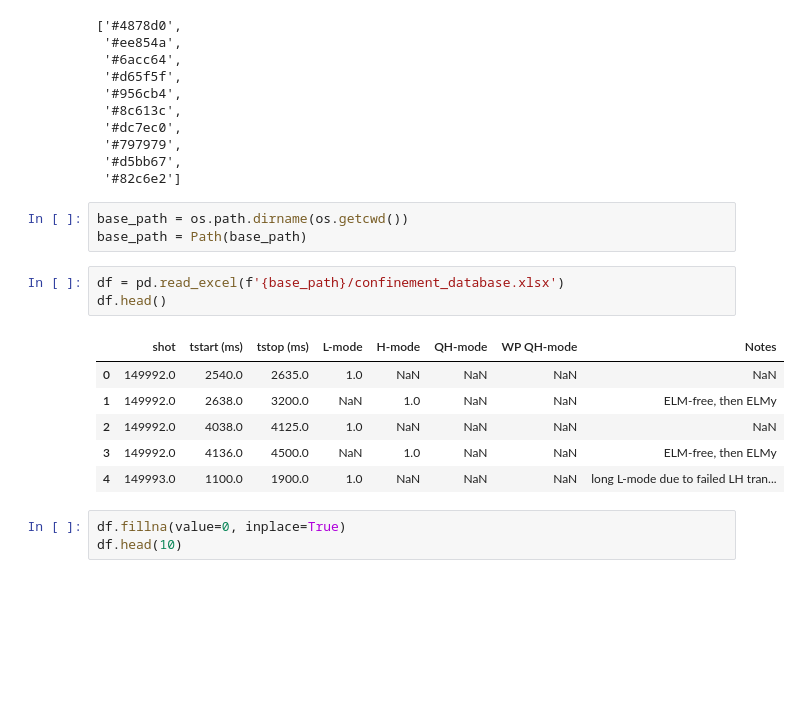
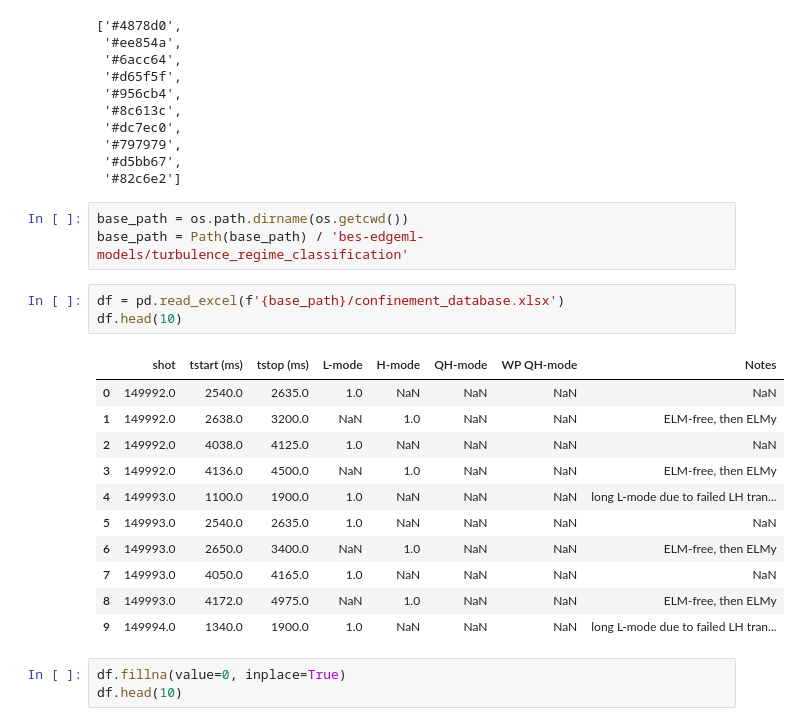
Before and after one commit to PlasmaControl/bes-edgeml-models, a Jupyter notebook: turbulence_regime_classification/notebooks/eda.ipynb, the cells around one changed output. Drawn from its saved outputs; the diff is of its cells as text; blank space fills up the shorter version.

```diff
--- a/turbulence_regime_classification/notebooks/eda.ipynb
+++ b/turbulence_regime_classification/notebooks/eda.ipynb
@@ -25,17 +25,22 @@ colors
  '#82c6e2']
 # %%
 base_path = os.path.dirname(os.getcwd())
-base_path = Path(base_path)
+base_path = Path(base_path) / 'bes-edgeml-models/turbulence_regime_classification'
 # %%
 df = pd.read_excel(f'{base_path}/confinement_database.xlsx')
-df.head()
+df.head(10)
 # %% [output]
 |  | shot | tstart (ms) | tstop (ms) | L-mode | H-mode | QH-mode | WP QH-mode | Notes |
 | 0 | 149992.0 | 2540.0 | 2635.0 | 1.0 | NaN | NaN | NaN | NaN |
 | 1 | 149992.0 | 2638.0 | 3200.0 | NaN | 1.0 | NaN | NaN | ELM-free, then ELMy |
 | 2 | 149992.0 | 4038.0 | 4125.0 | 1.0 | NaN | NaN | NaN | NaN |
 | 3 | 149992.0 | 4136.0 | 4500.0 | NaN | 1.0 | NaN | NaN | ELM-free, then ELMy |
 | 4 | 149993.0 | 1100.0 | 1900.0 | 1.0 | NaN | NaN | NaN | long L-mode due to failed LH tran... |
+| 5 | 149993.0 | 2540.0 | 2635.0 | 1.0 | NaN | NaN | NaN | NaN |
+| 6 | 149993.0 | 2650.0 | 3400.0 | NaN | 1.0 | NaN | NaN | ELM-free, then ELMy |
+| 7 | 149993.0 | 4050.0 | 4165.0 | 1.0 | NaN | NaN | NaN | NaN |
+| 8 | 149993.0 | 4172.0 | 4975.0 | NaN | 1.0 | NaN | NaN | ELM-free, then ELMy |
+| 9 | 149994.0 | 1340.0 | 1900.0 | 1.0 | NaN | NaN | NaN | long L-mode due to failed LH tran... |
 # %%
 df.fillna(value=0, inplace=True)
 df.head(10)
```
Also changed, not shown: parts of 1 cell of this notebook, 6 other files.
